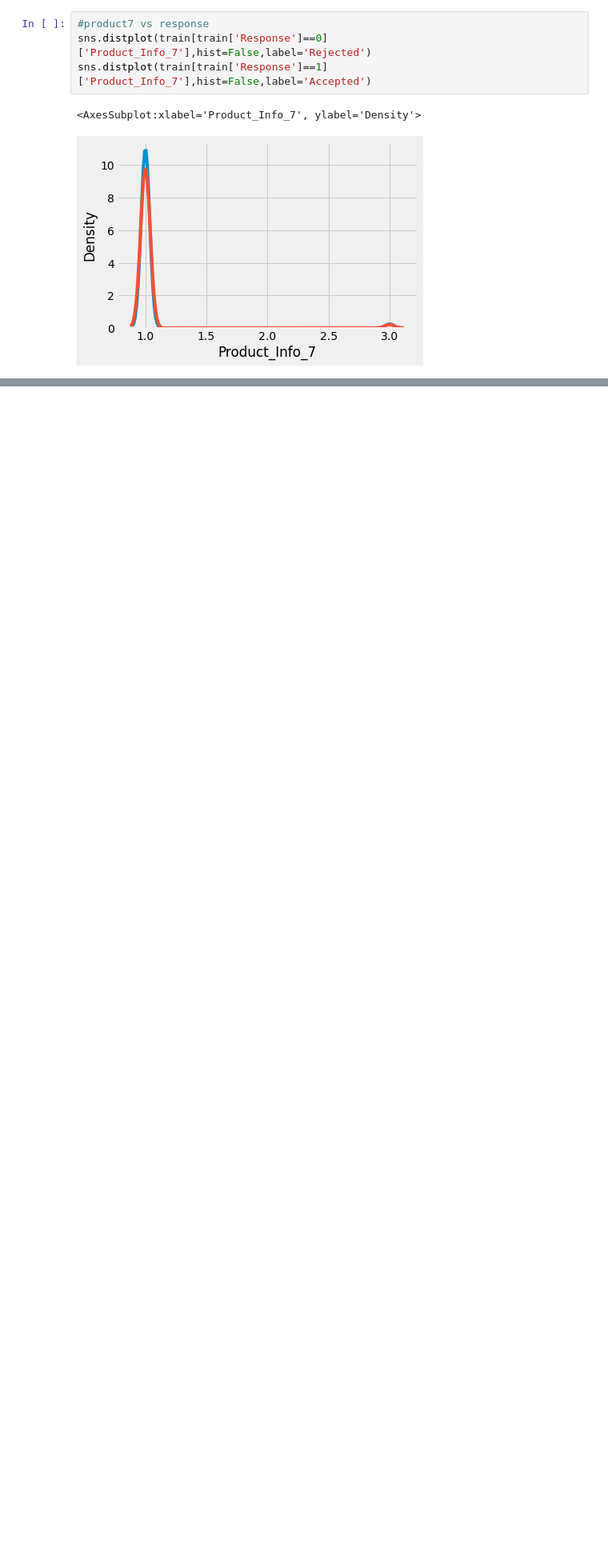
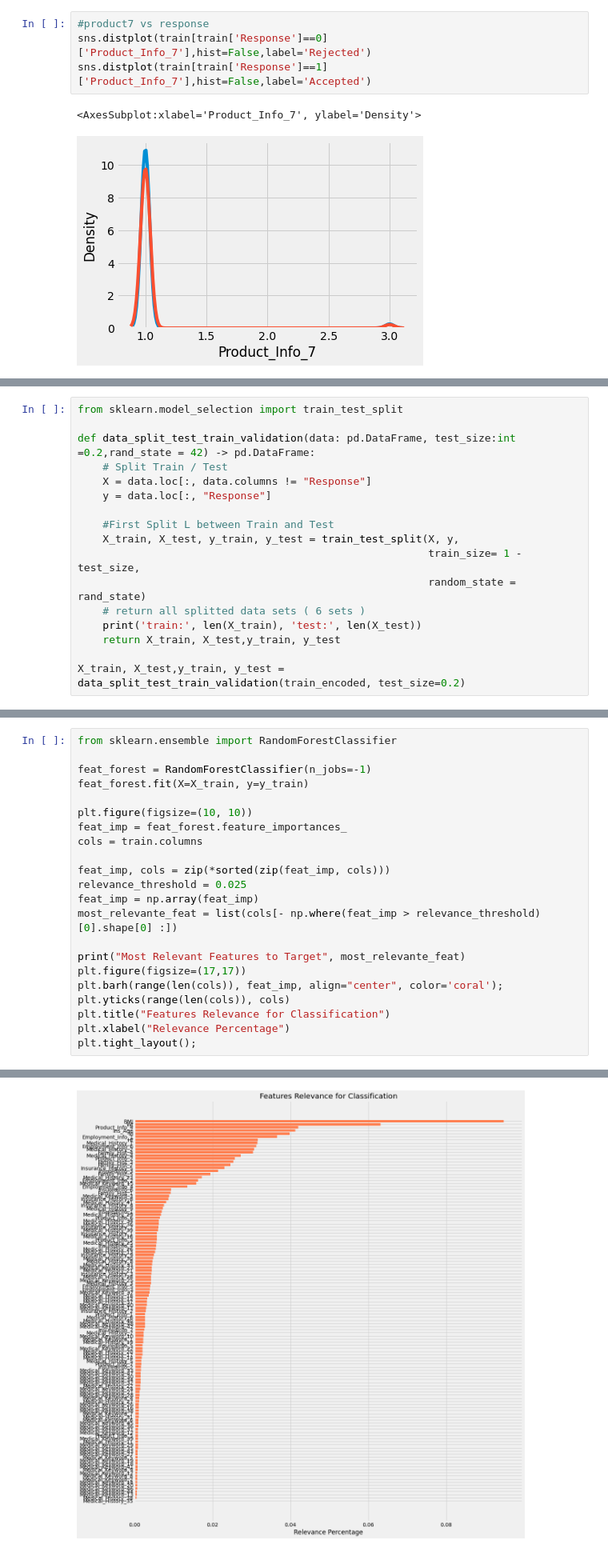
Before and after one commit to ibrahim-Sobh/ai-project-methodology, a Jupyter notebook: notebooks/modeling/EDA_and_Modeling.ipynb, the cells around one changed output, grey strips where cells are left out. Shown at 80% size. Cells and saved outputs as stored; diff of their text form; blank space fills up the shorter version.

Commit message:
:bug: add the model to models

```diff
--- a/notebooks/modeling/EDA_and_Modeling.ipynb
+++ b/notebooks/modeling/EDA_and_Modeling.ipynb
@@ -535,3 +582,20 @@ ax.set_xticklabels(
 );
 # %% [output]
 [figure]
+# %%
+from sklearn.model_selection import train_test_split
+
+def data_split_test_train_validation(data: pd.DataFrame, test_size:int =0.2,rand_state = 42) -> pd.DataFrame:
+    # Split Train / Test
+    X = data.loc[:, data.columns != "Response"]
+    y = data.loc[:, "Response"]
+
+    #First Split L between Train and Test
+    X_train, X_test, y_train, y_test = train_test_split(X, y,
+                                                        train_size= 1 - test_size,
+                                                        random_state = rand_state)
+    # return all splitted data sets ( 6 sets )
+    print('train:', len(X_train), 'test:', len(X_test))
+    return X_train, X_test,y_train, y_test
+
+X_train, X_test,y_train, y_test = data_split_test_train_validation(train_encoded, test_size=0.2)
@@ -537,0 +609,23 @@ ax.set_xticklabels(
+# %%
+from sklearn.ensemble import RandomForestClassifier
+
+feat_forest = RandomForestClassifier(n_jobs=-1)
+feat_forest.fit(X=X_train, y=y_train)
+
+plt.figure(figsize=(10, 10))
+feat_imp = feat_forest.feature_importances_
+cols = train.columns
+
+feat_imp, cols = zip(*sorted(zip(feat_imp, cols)))
+relevance_threshold = 0.025
+feat_imp = np.array(feat_imp)
+most_relevante_feat = list(cols[- np.where(feat_imp > relevance_threshold)[0].shape[0] :])
+
+print("Most Relevant Features to Target", most_relevante_feat)
+plt.figure(figsize=(17,17))
+plt.barh(range(len(cols)), feat_imp, align="center", color='coral');
+plt.yticks(range(len(cols)), cols)
+plt.title("Features Relevance for Classification")
+plt.xlabel("Relevance Percentage")
+plt.tight_layout();
+# %% [output]
@@ -537,0 +634 @@ ax.set_xticklabels(
+[figure, added]
```
Also changed, not shown: parts of 14 cells of this notebook, 1 other file.
